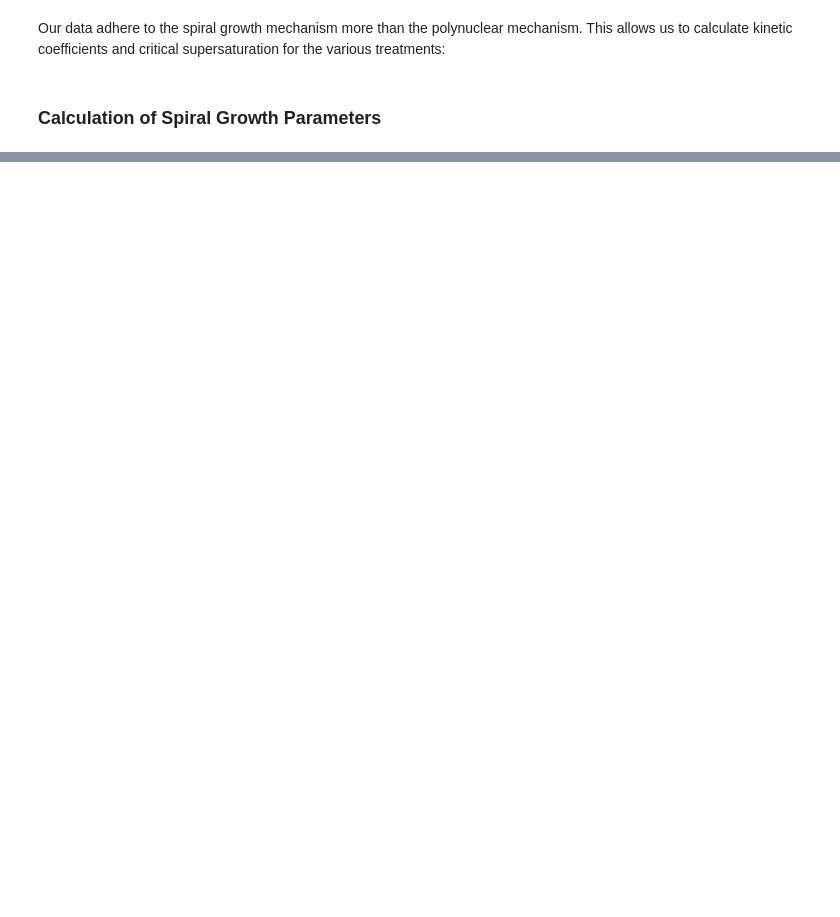
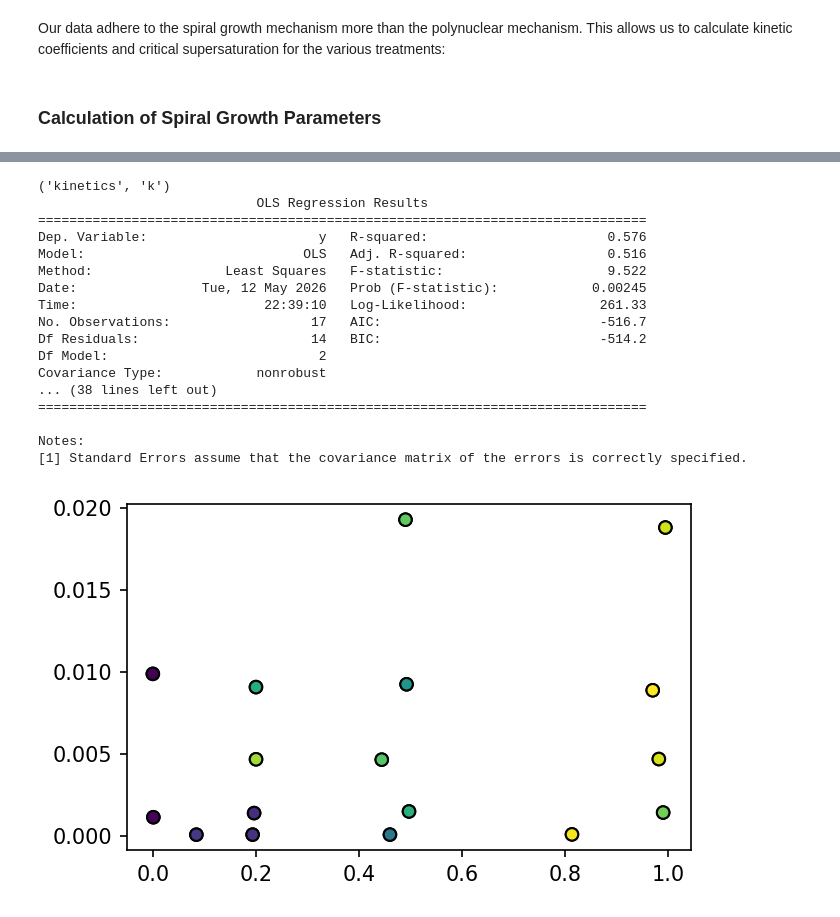
Before and after one commit to oscarbranson/supplementary, a Jupyter notebook: supplements/vaterite_geochem/03_kinetics.ipynb, the cells around one changed output, grey strips where cells are left out. Saved outputs shown, nothing was run; the diff lists cells and outputs as text; code cells hidden in the pictures; blank space fills up the shorter version.

```diff
--- a/supplements/vaterite_geochem/03_kinetics.ipynb
+++ b/supplements/vaterite_geochem/03_kinetics.ipynb
@@ -403,20 +420,3 @@ no_high_mg = (dat.solution_start['Mg/Ca'] < 3).values  # exclude high Mg point t
 vaterite_growth = dat.overgrowth.F_V.values >= 0  # only select data where vaterite grew
 
 good_kinetic_fits = (dat.kinetics.R2 > 0.95).values
-# %%
-fig, axs = plt.subplots(2, 4, figsize=[3 * 4, 6], constrained_layout=True, sharex='col', sharey='row')
-
-yvar = ('kinetics', 'k')
-vplt.solution_vs_yvar(dat.loc[no_high_mg & vaterite_growth & good_kinetic_fits], yvar=yvar, axs=axs[0])
-
-yvar = ('kinetics', 'S_critical')
-vplt.solution_vs_yvar(dat.loc[no_high_mg & vaterite_growth & good_kinetic_fits], yvar=yvar, axs=axs[1]);
-
-for ax in axs[:,1:].flat:
-    ax.set_ylabel(None)
-for ax in axs[0].flat:
-    ax.set_xlabel(None)
-
-axs[0,0].set_ylim(0, 3.7e-7)
-
-fig.savefig('figs/Fig11.pdf')
@@ -424,0 +564,49 @@ fig.savefig('figs/Fig11.pdf')
+# %%
+sub = dat.loc[no_high_mg & vaterite_growth & good_kinetic_fits & (dat.metadata.Experiment.isin(['Mg+Sr', 'Mg', 'Sr']).values)]
+
+# yvar = ('kinetics', 'S_critical')
+# yvar = ('kinetics', 'k')
+
+for yvar in [('kinetics', 'k'), ('kinetics', 'S_critical')]:
+
+    print(yvar)
+
+    x1 = noms(sub.solution_start['Mg/Ca']).ravel()
+    x2 = noms(sub.solution_start['Sr/Ca']).ravel()
+    y = noms(sub[yvar]).ravel()
+
+    # remove NaNs (experiments without kinetic fits)
+    mask = np.isfinite(x1) & np.isfinite(x2) & np.isfinite(y)
+    x1, x2, y = x1[mask], x2[mask], y[mask]
+
+    model_base = sm.OLS(y, sm.add_constant(pd.DataFrame({'Mg/Ca': x1, 'Sr/Ca': x2}))).fit()
+    model_interact = sm.OLS(y, sm.add_constant(pd.DataFrame({'Mg/Ca': x1, 'Sr/Ca': x2, 'Mg/Ca:Sr/Ca': x1 * x2}))).fit()
+
+    comparison = anova_lm(model_base, model_interact)
+
+    if comparison.loc[1, 'Pr(>F)'] < 0.05:
+        print(model_interact.summary())
+    else:
+        print(model_base.summary())
+
+
+    plt.scatter(x1, x2, c=y, cmap='viridis', edgecolor='k')
+# %% [output]
+('kinetics', 'k')
+                            OLS Regression Results
+==============================================================================
+Dep. Variable:                      y   R-squared:                       0.576
+Model:                            OLS   Adj. R-squared:                  0.516
+Method:                 Least Squares   F-statistic:                     9.522
+Date:                Tue, 12 May 2026   Prob (F-statistic):            0.00245
+Time:                        22:39:10   Log-Likelihood:                 261.33
+No. Observations:                  17   AIC:                            -516.7
+Df Residuals:                      14   BIC:                            -514.2
+Df Model:                           2
+Covariance Type:            nonrobust
+... (38 lines left out)
+==============================================================================
+
+Notes:
+[1] Standard Errors assume that the covariance matrix of the errors is correctly specified.
+[figure, added]
```
Also changed, not shown: parts of 10 cells of this notebook, 11 other files.
